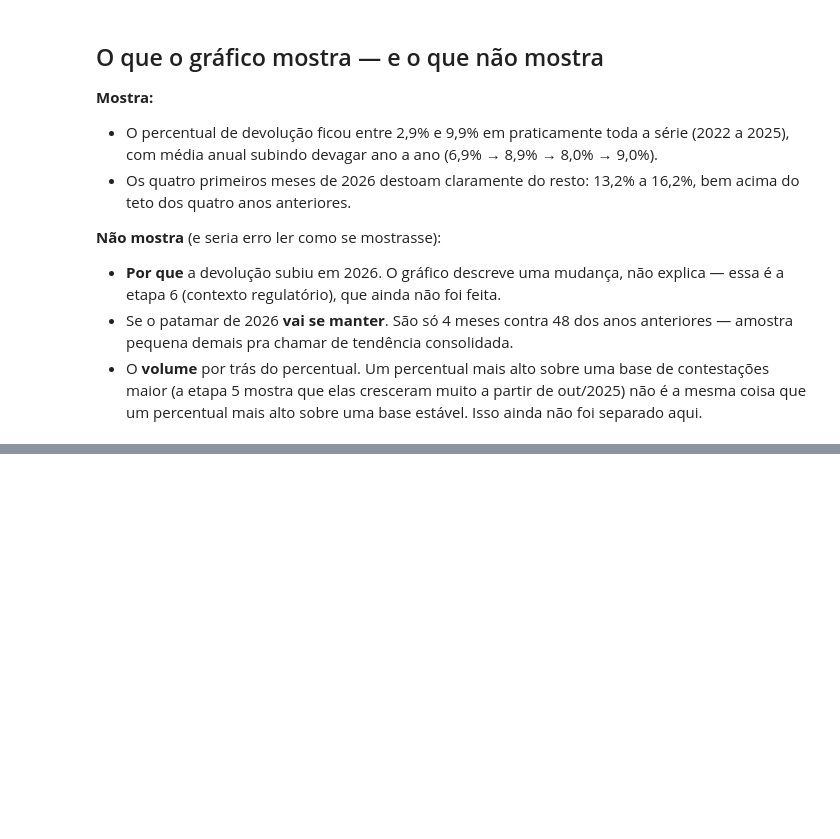
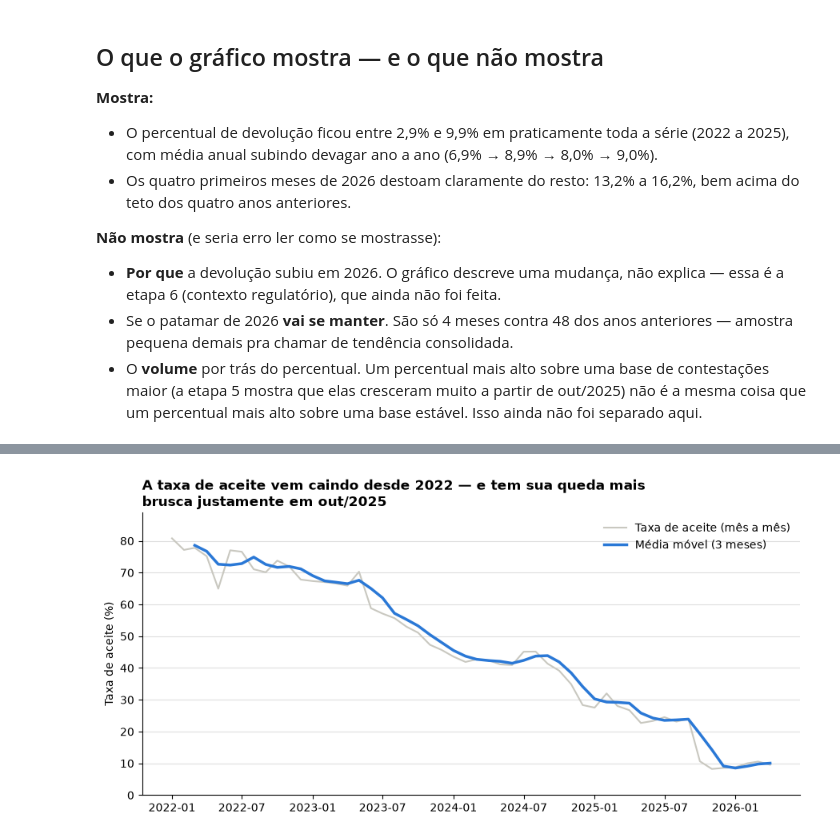
Before and after one commit to ivadivad/med-em-numeros, a Jupyter notebook: notebooks/03-primeiro-grafico.ipynb, the cells around one changed output, grey strips where cells are left out. Drawn from its saved outputs; the diff is of its cells as text; code cells hidden in the pictures; blank space fills up the shorter version.

```diff
--- a/notebooks/03-primeiro-grafico.ipynb
+++ b/notebooks/03-primeiro-grafico.ipynb
@@ -82,0 +126,3 @@ plt.show()
+# %%
+df["taxa_aceite"] = df["Qtdecontestacoesaceitas"] / df["QtdePixcontestados"] * 100
+df[["Data", "taxa_aceite"]].describe()
@@ -82,0 +145,22 @@ plt.show()
+# %%
+df["taxa_aceite_mm3"] = df["taxa_aceite"].rolling(3).mean()
+
+fig, ax = plt.subplots(figsize=(9, 4.5))
+ax.plot(df["Data"], df["taxa_aceite"], color="#c9c8c0", linewidth=1.5, label="Taxa de aceite (mês a mês)")
+ax.plot(df["Data"], df["taxa_aceite_mm3"], color="#2a78d6", linewidth=2.5, label="Média móvel (3 meses)")
+
+ax.set_ylim(0, df["taxa_aceite"].max() * 1.1)
+ax.spines["top"].set_visible(False)
+ax.spines["right"].set_visible(False)
+ax.grid(axis="y", color="#dddddd", linewidth=0.8, zorder=0)
+ax.set_axisbelow(True)
+
+ax.set_title("A taxa de aceite vem caindo desde 2022 — e tem sua queda mais\nbrusca justamente em out/2025", loc="left", fontsize=12, fontweight="bold")
+ax.set_ylabel("Taxa de aceite (%)")
+ax.legend(frameon=False, loc="upper right")
+
+plt.tight_layout()
+plt.savefig("../graficos/03-taxa-aceite.png", dpi=150)
+plt.show()
+# %% [output]
+[figure, added]
```
Also changed, not shown: parts of 8 cells of this notebook, 2 other files.
